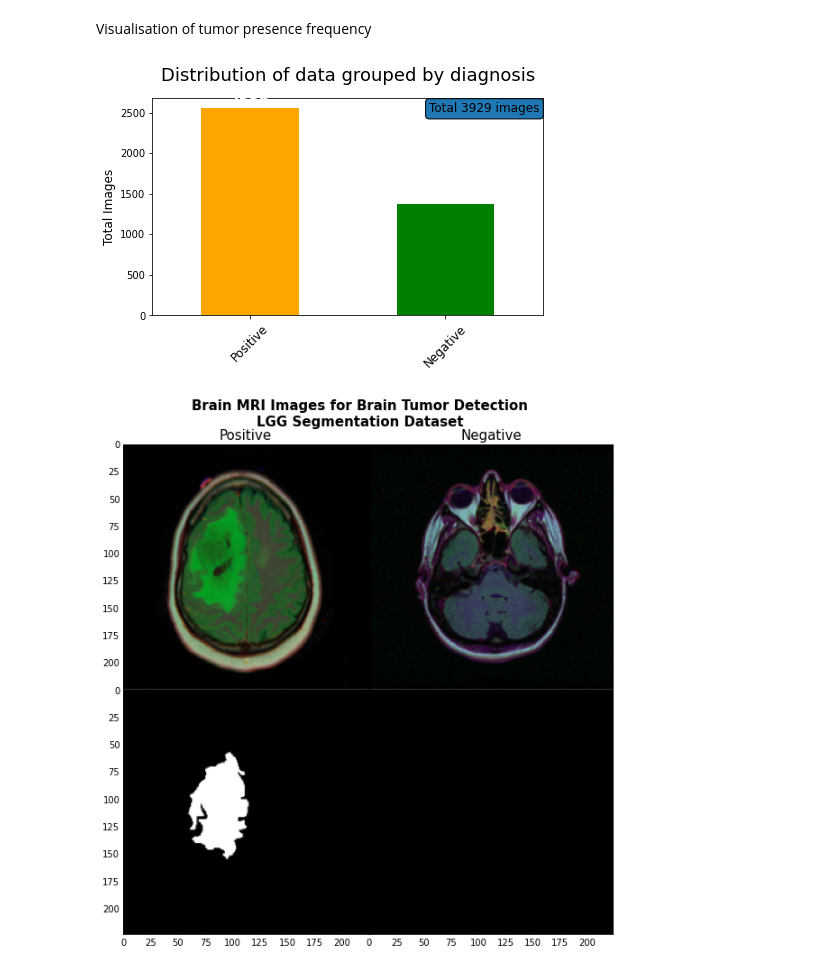
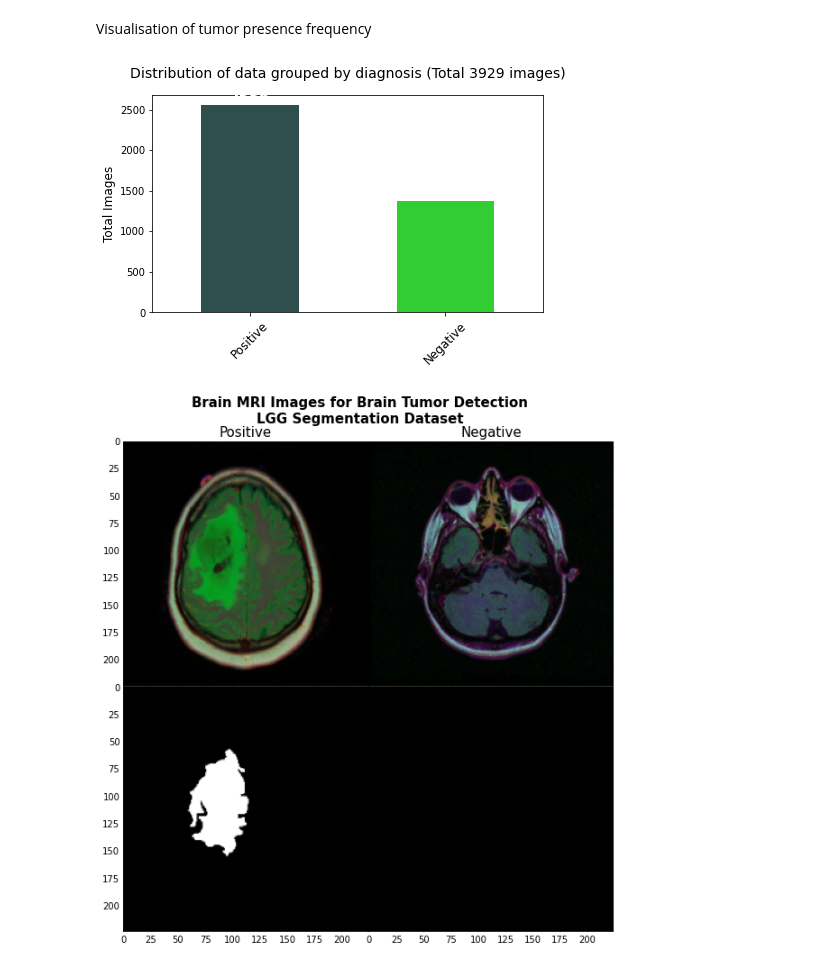
Before and after one commit to MarionSauvage/DL_Project_CS, a Jupyter notebook: data_visualization.ipynb, the cells around one changed output. Saved outputs shown, nothing was run; the diff lists cells and outputs as text; code cells hidden in the pictures.

Commit message:
visualization update

```diff
--- a/data_visualization.ipynb
+++ b/data_visualization.ipynb
@@ -35,31 +35,23 @@ Visualisation of tumor presence frequency
 # %%
 # Plot
 ax = dataset.tumor.value_counts().plot(kind='bar',
                                       stacked=True,
                                       figsize=(7, 4),
-                                     color=["orange", "green"])
+                                     color=["darkslategray", "limegreen"])
 
 
 ax.set_xticklabels(["Positive", "Negative"], rotation=45, fontsize=12);
 ax.set_ylabel('Total Images', fontsize = 12)
-ax.set_title("Distribution of data grouped by diagnosis",fontsize = 18, y=1.05)
+ax.set_title(f"Distribution of data grouped by diagnosis (Total {len(dataset)} images)",fontsize = 14, y=1.05)
 
 # Annotate
 for i, rows in enumerate(dataset.tumor.value_counts().values):
     ax.annotate(int(rows), xy=(i, rows-12),
                 rotation=0, color="white",
                 ha="center", verticalalignment='bottom',
                 fontsize=15, fontweight="bold")
-
-ax.text(1.2, 2550, f"Total {len(dataset)} images", size=12,
-        color="black",
-         ha="center", va="center",
-         bbox=dict(boxstyle="round",
-                   ec=("black"),
-                   )
-         );
 # %% [output]
-[figure, old version]
+[figure, new version]
 # %%
 # Data
 sample_yes_df = dataset[dataset["tumor"] == 1].sample(2)
```
